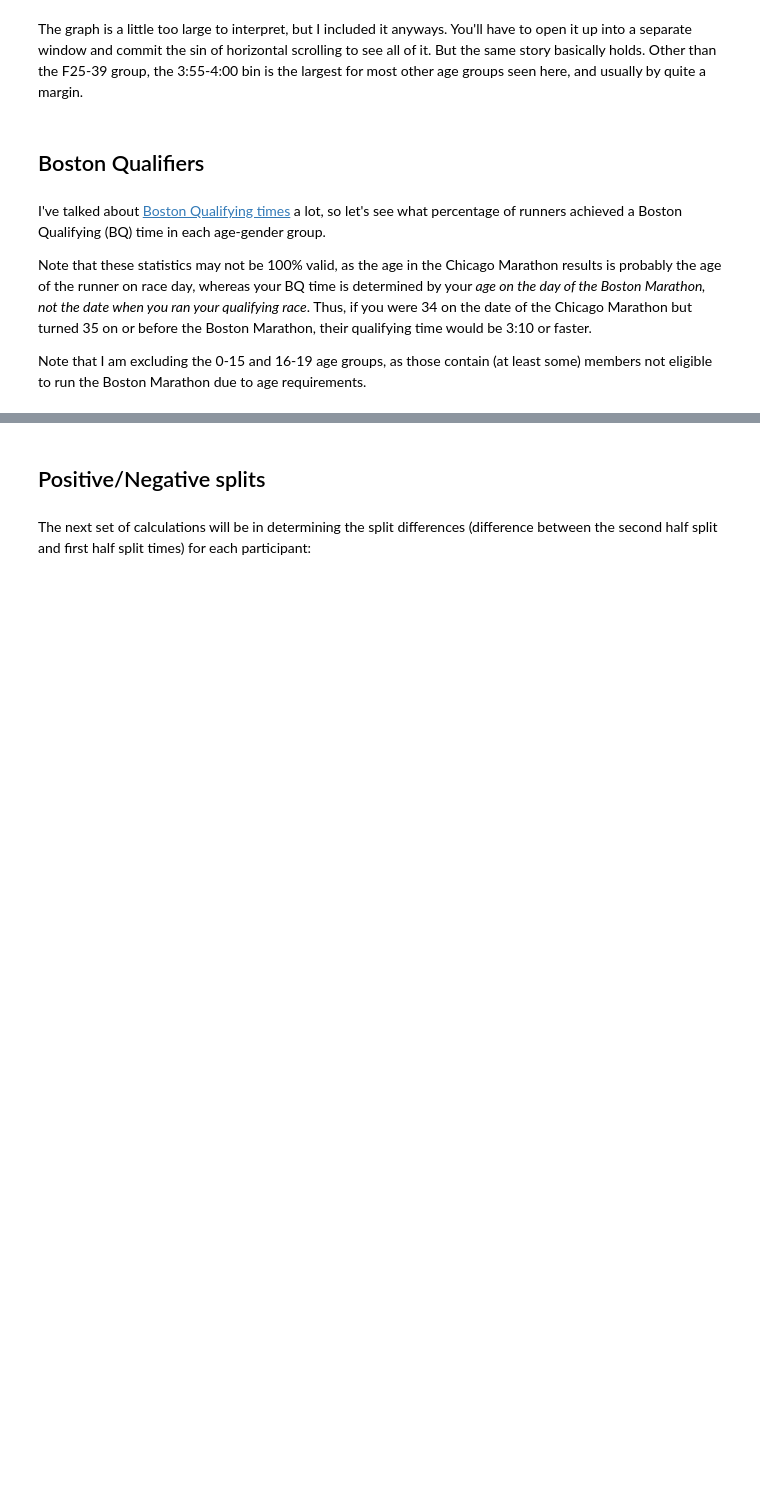
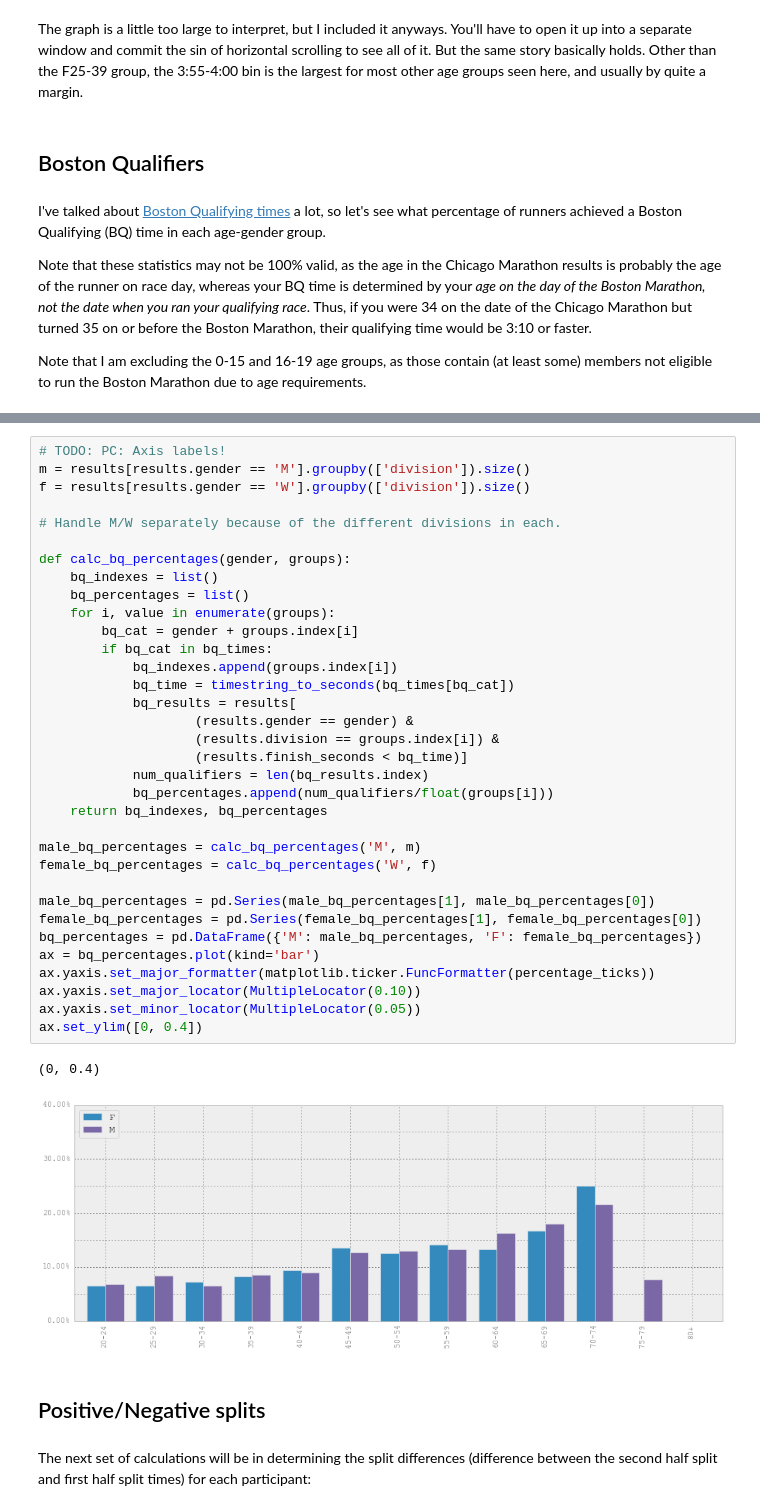
Before and after one commit to pchng/cm2013, a Jupyter notebook: 2013 Chicago Marathon Analysis.ipynb, the cells around one changed output, grey strips where cells are left out. Cells and saved outputs as stored; diff of their text form; blank space fills up the shorter version.

```diff
--- a/2013 Chicago Marathon Analysis.ipynb
+++ b/2013 Chicago Marathon Analysis.ipynb
@@ -343,3 +370,40 @@ dtype: int64
+# %%
+# TODO: PC: Axis labels!
+m = results[results.gender == 'M'].groupby(['division']).size()
+f = results[results.gender == 'W'].groupby(['division']).size()
+
+# Handle M/W separately because of the different divisions in each.
+
+def calc_bq_percentages(gender, groups):
+    bq_indexes = list()
+    bq_percentages = list()
+    for i, value in enumerate(groups):
+        bq_cat = gender + groups.index[i]
+        if bq_cat in bq_times:
+            bq_indexes.append(groups.index[i])
+            bq_time = timestring_to_seconds(bq_times[bq_cat])
+            bq_results = results[
+                    (results.gender == gender) &
+                    (results.division == groups.index[i]) &
+                    (results.finish_seconds < bq_time)]
+            num_qualifiers = len(bq_results.index)
+            bq_percentages.append(num_qualifiers/float(groups[i]))
+    return bq_indexes, bq_percentages
+
+male_bq_percentages = calc_bq_percentages('M', m)
+female_bq_percentages = calc_bq_percentages('W', f)
+
+male_bq_percentages = pd.Series(male_bq_percentages[1], male_bq_percentages[0])
+female_bq_percentages = pd.Series(female_bq_percentages[1], female_bq_percentages[0])
+bq_percentages = pd.DataFrame({'M': male_bq_percentages, 'F': female_bq_percentages})
+ax = bq_percentages.plot(kind='bar')
+ax.yaxis.set_major_formatter(matplotlib.ticker.FuncFormatter(percentage_ticks))
+ax.yaxis.set_major_locator(MultipleLocator(0.10))
+ax.yaxis.set_minor_locator(MultipleLocator(0.05))
+ax.set_ylim([0, 0.4])
+# %% [output]
+(0, 0.4)
+[figure, added]
 # %% [markdown]
 ## Positive/Negative splits
 # %% [markdown]
```
Also changed, not shown: parts of 1 cell of this notebook.
